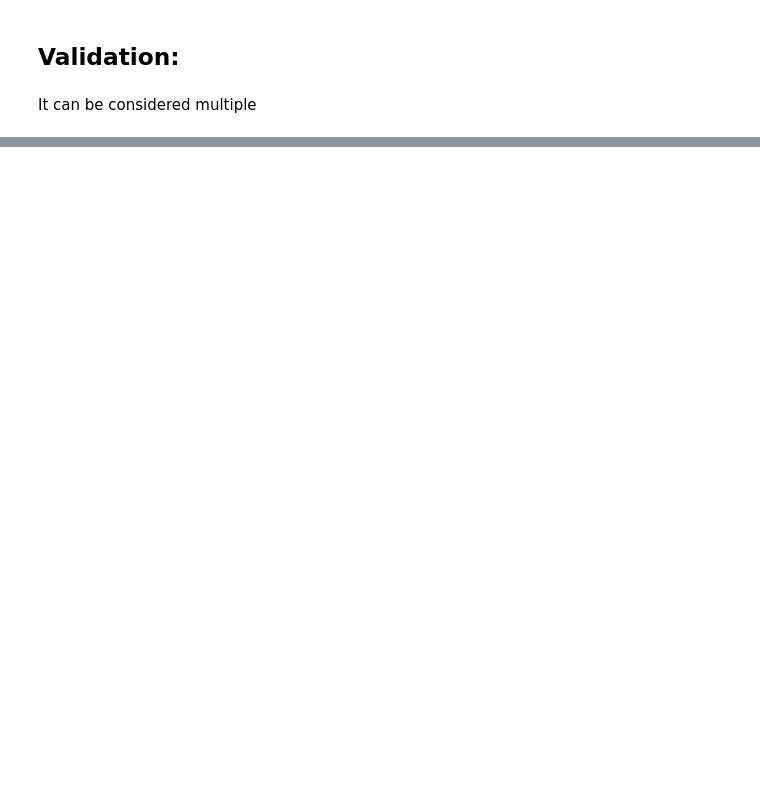
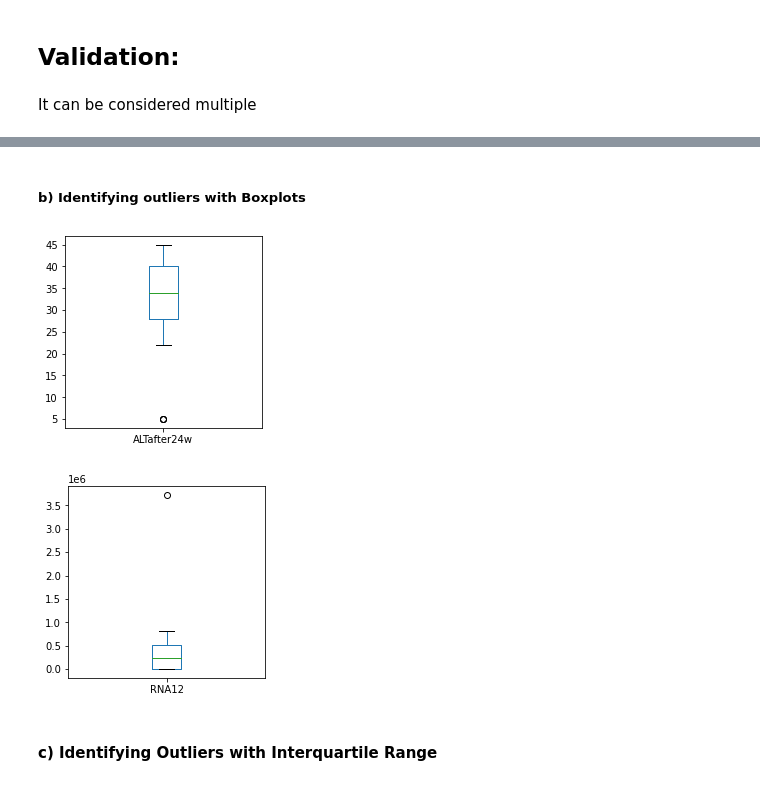
Before and after one commit to paolaparadas29/ProjectAI, a Jupyter notebook: Project_Lab1_final.ipynb, the cells around one changed output, grey strips where cells are left out. Drawn from its saved outputs; the diff is of its cells as text; code cells hidden in the pictures; blank space fills up the shorter version.

```diff
--- a/Project_Lab1_final.ipynb
+++ b/Project_Lab1_final.ipynb
@@ -339,0 +362,17 @@ It can be considered multiple
+# %% [markdown]
+##### b) Identifying outliers with Boxplots
+# %%
+# With this method, we will be able to only see the most outstanding outliers that are extremely far
+# from the other values. Analyzing the boxplots of each of the variables,
+# we can confirm that the following variables present relevant outliers.
+
+data['ALTafter24w'].plot(kind='box', subplots=True, layout=(3,3), sharex=False, sharey=False, figsize=(12,12))
+plt.show() # FUSIONAR ESTAS DOS LINEAS
+
+data['RNA12'].plot(kind='box', subplots=True, layout=(3,3), sharex=False, sharey=False, figsize=(12,12))
+plt.show()
+# %% [output]
+[figure, added]
+[figure, added]
+# %% [markdown]
+#### c) Identifying Outliers with Interquartile Range
```
Also changed, not shown: parts of 19 cells of this notebook.
